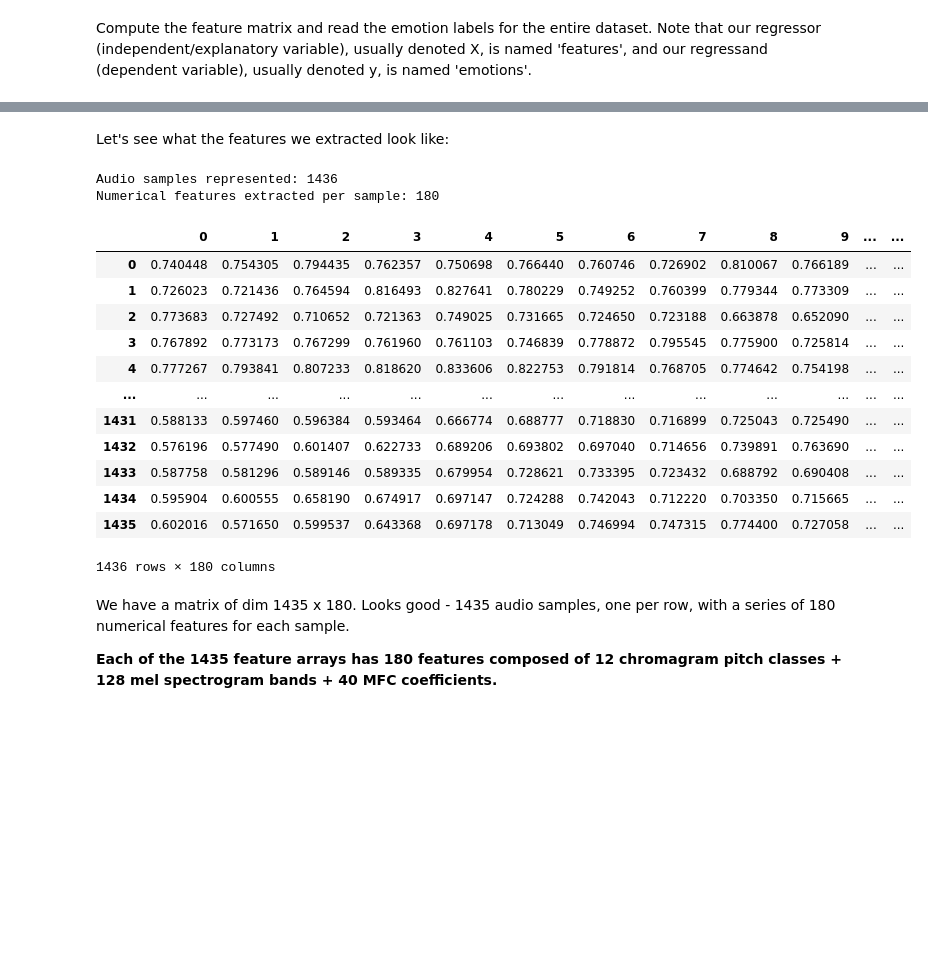
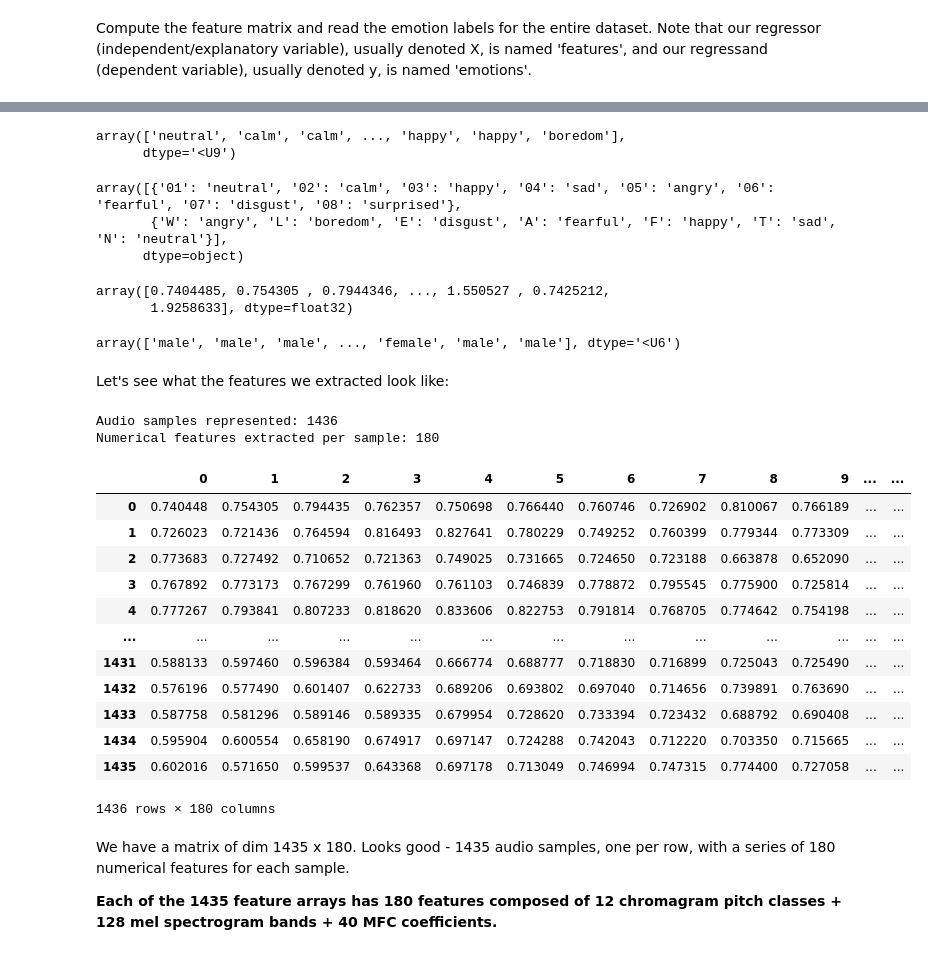
Before and after one commit to mxsu/Week-2_Data_Preprocessing, a Jupyter notebook: Week_2_Data_Preprocessing.ipynb, the cells around one changed output, grey strips where cells are left out. Saved outputs shown, nothing was run; the diff lists cells and outputs as text; code cells hidden in the pictures; blank space fills up the shorter version.

```diff
--- a/Week_2_Data_Preprocessing.ipynb
+++ b/Week_2_Data_Preprocessing.ipynb
@@ -536,11 +569,11 @@ If you want to explore Fourier transform please look into [this article.](https:
 Let's start visualizing our features to get a better handle on them.
 Load a sample audio file from our dataset - each audio file is 3 seconds in length.
 # %%
-with soundfile.SoundFile('/content/drive/MyDrive/IAT481/Week2/Audio_Speech_Actors_01-24/Actor_01/03-01-03-01-01-01-01.wav') as audio:
+with soundfile.SoundFile('/content/drive/MyDrive/IAT481/Week2/wav/03a01Wa.wav') as audio:
     happy_waveform = audio.read(dtype="float32")
     sample_rate = audio.samplerate
 
-with soundfile.SoundFile('/content/drive/MyDrive/IAT481/Week2/Audio_Speech_Actors_01-24/Actor_01/03-01-05-01-01-01-01.wav') as audio:
+with soundfile.SoundFile('/content/drive/MyDrive/IAT481/Week2/wav/13a01Fd.wav') as audio:
     angry_waveform = audio.read(dtype="float32")
     # same sample rate
 # %% [markdown]
@@ -799,22 +863,24 @@ import os, glob
 import numpy as np
 
 
-def load_data():
+def load_dataRAV():
     X,y,z=[],[],[]
     count = 0
     for file in glob.glob("/content/drive/MyDrive/IAT481/Week2/Audio_Speech_Actors_01-24/Actor_*/*.wav"):
         file_name=os.path.basename(file)
         print(file_name)
         #print(file_name.split("-")[2])
-        emotion=emotions[(file_name.split("-")[2])]
-        print(emotion)
-        features = get_features(file)
-        #print(features)
-        gender=genders[(file_name.split("-")[4])]
-        print(gender)
-        X.append(features)
-        y.append(emotion)
-        z.append(gender)
+        #print("emotion " + file_name[18:20])
+        #print("gender: " + file_name[6:8])
+        emotionRAV=emotionsRAVDESS[(file_name[6:8])]
+        print(emotionRAV)
+        featuresRAV = get_features(file)
+        # print(features)
+        genderRAV=gendersRAVDESS[(file_name[18:20])]
+        print(genderRAV)
+        X.append(featuresRAV)
+        y.append(emotionRAV)
+        z.append(genderRAV)
         count += 1
         # '\r' + end='' results in printing over same line
         print('\r' + f' Processed {count}/{1435} audio samples',end=' ')
@@ -887,0 +917,2 @@ array([[ 0.7404485 ,  0.75430506,  0.7944346 , ...,  0.26534483,
+# %%
+featuresRAV, emotionsRAV, gendersRAV = load_dataRAV()
@@ -888,24 +1005,48 @@ array([[ 0.7404485 ,  0.75430506,  0.7944346 , ...,  0.26534483,
+# %%
+emotionsBoth = np.append(emotionsRAV, emotionsEmo)
+emotionsBoth
+# %% [output]
+array(['neutral', 'calm', 'calm', ..., 'happy', 'happy', 'boredom'],
+      dtype='<U9')
+# %%
+emotionBoth = np.append(emotionsRAVDESS, emotionsDB)
+emotionBoth
+# %% [output]
+array([{'01': 'neutral', '02': 'calm', '03': 'happy', '04': 'sad', '05': 'angry', '06': 'fearful', '07': 'disgust', '08': 'surprised'},
+       {'W': 'angry', 'L': 'boredom', 'E': 'disgust', 'A': 'fearful', 'F': 'happy', 'T': 'sad', 'N': 'neutral'}],
+      dtype=object)
+# %%
+featuresBoth = np.append(featuresRAV, featuresEmo)
+featuresBoth
+# %% [output]
+array([0.7404485, 0.754305 , 0.7944346, ..., 1.550527 , 0.7425212,
+       1.9258633], dtype=float32)
+# %%
+gendersBoth = np.append(gendersRAV, gendersEmo)
+gendersBoth
+# %% [output]
+array(['male', 'male', 'male', ..., 'female', 'male', 'male'], dtype='<U6')
 # %% [markdown]
 Let's see what the features we extracted look like:
 # %%
-print(f'\nAudio samples represented: {features.shape[0]}')
-print(f'Numerical features extracted per sample: {features.shape[1]}')
-features_df = pd.DataFrame(features) # make it pretty for display
+print(f'\nAudio samples represented: {featuresRAV.shape[0]}')
+print(f'Numerical features extracted per sample: {featuresRAV.shape[1]}')
+features_df = pd.DataFrame(featuresRAV) # make it pretty for display
 features_df
 # %% [output]
 Audio samples represented: 1436
 Numerical features extracted per sample: 180
 |  | 0 | 1 | 2 | 3 | 4 | 5 | 6 | 7 | 8 | 9 | ... | ... |
 | 0 | 0.740448 | 0.754305 | 0.794435 | 0.762357 | 0.750698 | 0.766440 | 0.760746 | 0.726902 | 0.810067 | 0.766189 | ... | ... |
 | 1 | 0.726023 | 0.721436 | 0.764594 | 0.816493 | 0.827641 | 0.780229 | 0.749252 | 0.760399 | 0.779344 | 0.773309 | ... | ... |
 | 2 | 0.773683 | 0.727492 | 0.710652 | 0.721363 | 0.749025 | 0.731665 | 0.724650 | 0.723188 | 0.663878 | 0.652090 | ... | ... |
 | 3 | 0.767892 | 0.773173 | 0.767299 | 0.761960 | 0.761103 | 0.746839 | 0.778872 | 0.795545 | 0.775900 | 0.725814 | ... | ... |
 | 4 | 0.777267 | 0.793841 | 0.807233 | 0.818620 | 0.833606 | 0.822753 | 0.791814 | 0.768705 | 0.774642 | 0.754198 | ... | ... |
 | ... | ... | ... | ... | ... | ... | ... | ... | ... | ... | ... | ... | ... |
 | 1431 | 0.588133 | 0.597460 | 0.596384 | 0.593464 | 0.666774 | 0.688777 | 0.718830 | 0.716899 | 0.725043 | 0.725490 | ... | ... |
 | 1432 | 0.576196 | 0.577490 | 0.601407 | 0.622733 | 0.689206 | 0.693802 | 0.697040 | 0.714656 | 0.739891 | 0.763690 | ... | ... |
-| 1433 | 0.587758 | 0.581296 | 0.589146 | 0.589335 | 0.679954 | 0.728621 | 0.733395 | 0.723432 | 0.688792 | 0.690408 | ... | ... |
-| 1434 | 0.595904 | 0.600555 | 0.658190 | 0.674917 | 0.697147 | 0.724288 | 0.742043 | 0.712220 | 0.703350 | 0.715665 | ... | ... |
+| 1433 | 0.587758 | 0.581296 | 0.589146 | 0.589335 | 0.679954 | 0.728620 | 0.733394 | 0.723432 | 0.688792 | 0.690408 | ... | ... |
+| 1434 | 0.595904 | 0.600554 | 0.658190 | 0.674917 | 0.697147 | 0.724288 | 0.742043 | 0.712220 | 0.703350 | 0.715665 | ... | ... |
 | 1435 | 0.602016 | 0.571650 | 0.599537 | 0.643368 | 0.697178 | 0.713049 | 0.746994 | 0.747315 | 0.774400 | 0.727058 | ... | ... |
 1436 rows × 180 columns
 # %% [markdown]
```
Also changed, not shown: parts of 19 cells of this notebook.
